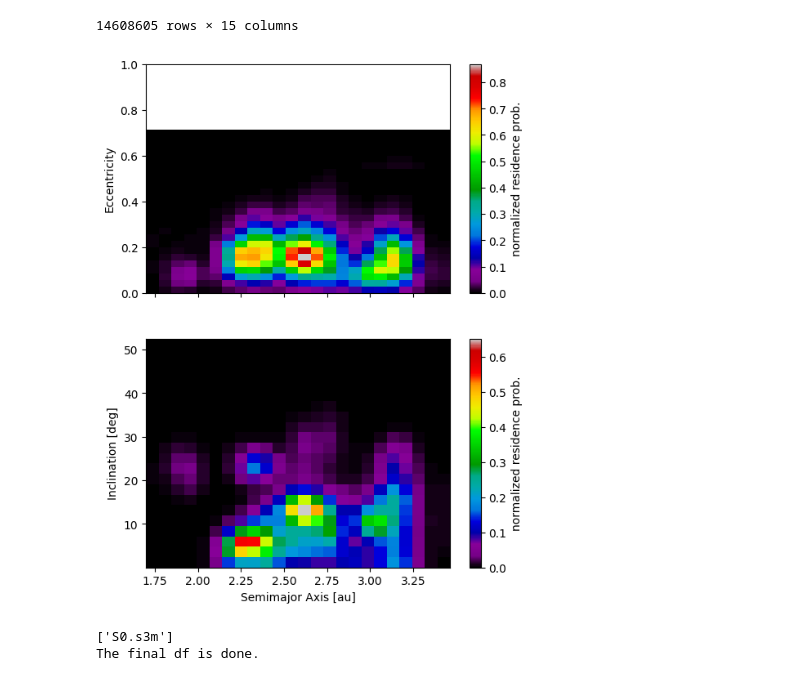
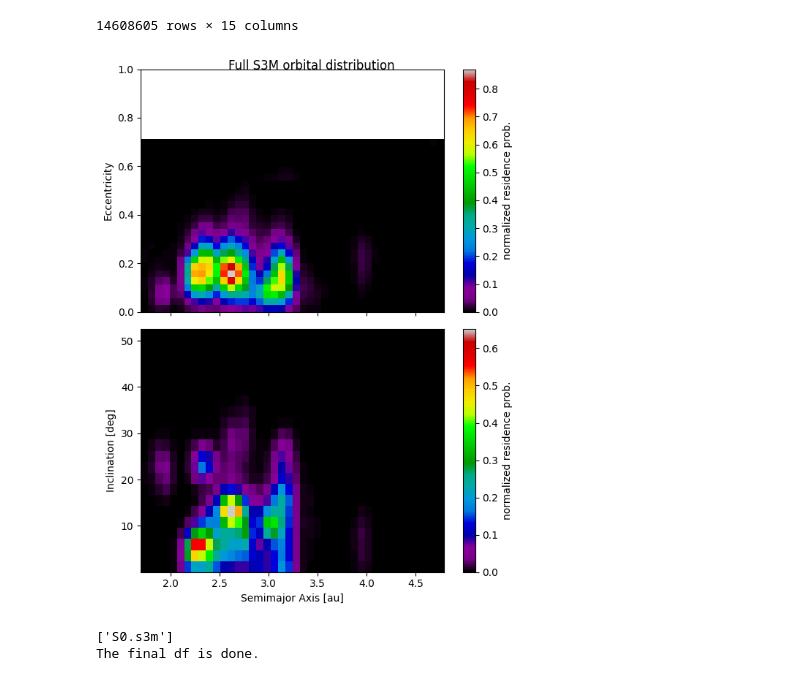
Before and after one commit to devanshi-s04/neomod, a Jupyter notebook: orbdistribution_plots.ipynb, the cells around one changed output. Saved outputs shown, nothing was run; the diff lists cells and outputs as text; code cells hidden in the pictures.

```diff
--- a/orbdistribution_plots.ipynb
+++ b/orbdistribution_plots.ipynb
@@ -197,7 +213,7 @@ from scipy.ndimage import gaussian_filter
 
 # ranges used in paper
 h_sel2 = (H_center_s3mfull >= 15.0) & (H_center_s3mfull <= 28.0)
-a_sel2 = (a_center_s3mfull >= 0.4)  & (a_center_s3mfull <= 3.5)
+a_sel2 = (a_center_s3mfull >= 0.0)  & (a_center_s3mfull <= 7.5)
 e_sel2 = (e_center_s3mfull >= 0.0)  & (e_center_s3mfull < 1.0)
 i_sel2 = (i_center_s3mfull >= 0.0)  & (i_center_s3mfull <= 60.0)
 
@@ -229,36 +245,36 @@ di2 = i_center_s3m[1] - i_center_s3m[0]
 
 a_c2 = a_center_s3mfull[a_sel2]
 e_c2 = e_center_s3mfull[e_sel2]
 i_c2 = i_center_s3mfull[i_sel2]
 
 a_edges2 = np.concatenate(([a_c2[0] - da2/2], a_c2 + da2/2))
 e_edges2 = np.concatenate(([e_c2[0] - de2/2], e_c2 + de2/2))
 i_edges2 = np.concatenate(([i_c2[0] - di2/2], i_c2 + di2/2))
 
 
 fig2, (ax1_s3mfull, ax2_s3mfull) = plt.subplots(2, 1, figsize=(6, 8), sharex=True)
 
 # Panel (a): a–e
 im1_s3mfull = ax1_s3mfull.pcolormesh(a_edges2, e_edges2, ae_grid_plot2.T,
                      shading='auto', cmap='nipy_spectral')
 ax1_s3mfull.set_ylabel("Eccentricity")
 ax1_s3mfull.set_ylim(0.0, 1.0)
 cbar1 = fig2.colorbar(im1_s3mfull, ax=ax1_s3mfull)
 cbar1.set_label("normalized residence prob.")
 
 # Panel (b): a–i
 im2_s3mfull = ax2_s3mfull.pcolormesh(a_edges2, i_edges2, ai_grid_plot2.T,
                      shading='auto', cmap='nipy_spectral')
 ax2_s3mfull.set_xlabel("Semimajor Axis [au]")
 ax2_s3mfull.set_ylabel("Inclination [deg]")
 ax2_s3m.set_ylim(0.0, 60.0)
 cbar2 = fig2.colorbar(im2_s3mfull, ax=ax2_s3mfull)
 cbar2.set_label("normalized residence prob.")
 
-fig1.suptitle("S3M intrinsic MBA orbital distribution", y=0.95)
-fig1.tight_layout()
+fig2.suptitle("Full S3M orbital distribution", y=0.95)
+fig2.tight_layout()
 # %% [output]
-[figure, old version]
+[figure, new version]
 # %%
 # now with only neo from s3m
 # %%
```
Also changed, not shown: parts of 3 cells of this notebook, 1 other file.
